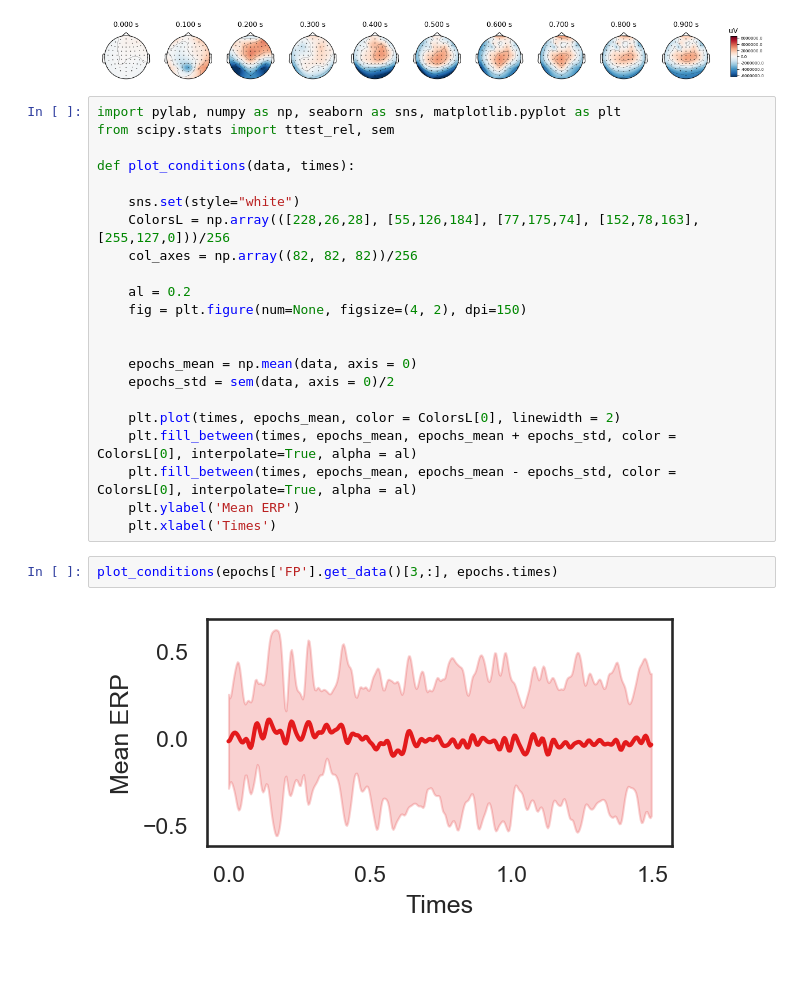
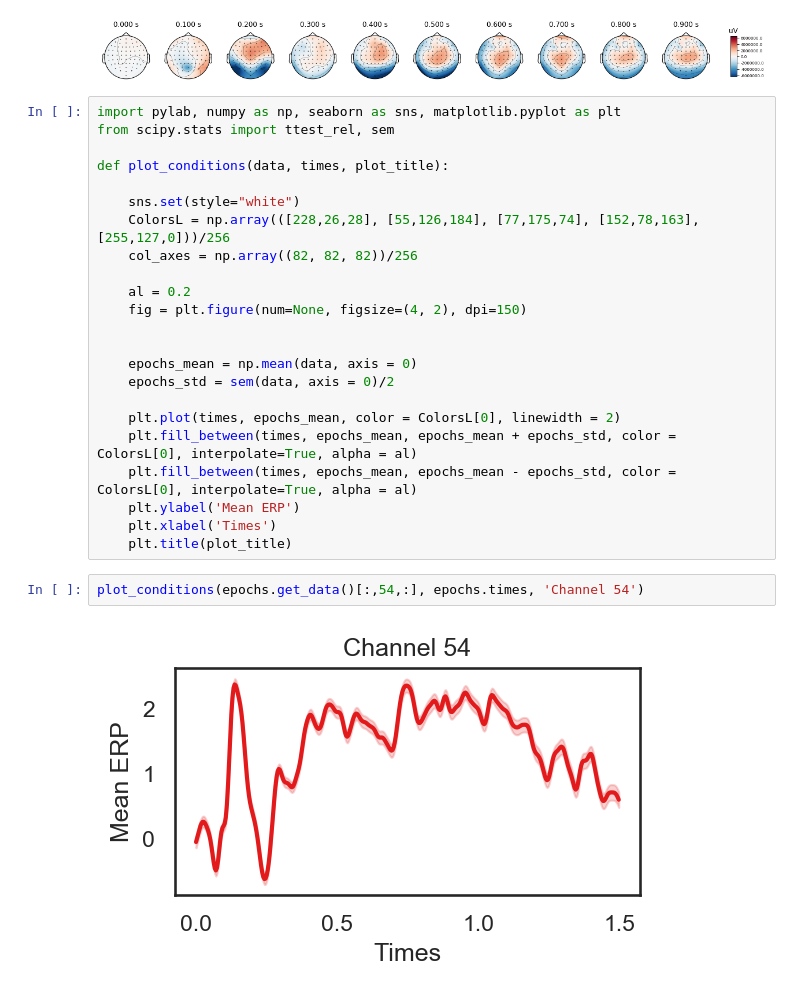
Before and after one commit to aath0/AlgorithmsNeuroscience, a Jupyter notebook: Tutorials/DataVisualization.ipynb, the cells around one changed output. Saved outputs shown, nothing was run; the diff lists cells and outputs as text; blank space fills up the shorter version.

Commit message:
plots are updated

```diff
--- a/Tutorials/DataVisualization.ipynb
+++ b/Tutorials/DataVisualization.ipynb
@@ -123,7 +123,7 @@ epochs.average().plot_topomap(times, ch_type='eeg')
 import pylab, numpy as np, seaborn as sns, matplotlib.pyplot as plt
 from scipy.stats import ttest_rel, sem
 
-def plot_conditions(data, times):
+def plot_conditions(data, times, plot_title):
 
     sns.set(style="white")
     ColorsL = np.array(([228,26,28], [55,126,184], [77,175,74], [152,78,163], [255,127,0]))/256
@@ -141,7 +141,8 @@ def plot_conditions(data, times):
     plt.fill_between(times, epochs_mean, epochs_mean - epochs_std, color = ColorsL[0], interpolate=True, alpha = al)
     plt.ylabel('Mean ERP')
     plt.xlabel('Times')
+    plt.title(plot_title)
 # %%
-plot_conditions(epochs['FP'].get_data()[3,:], epochs.times)
+plot_conditions(epochs.get_data()[:,54,:], epochs.times, 'Channel 54')
 # %% [output]
-[figure, old version]
+[figure, new version]
```
Also changed, not shown: parts of 1 cell of this notebook.
